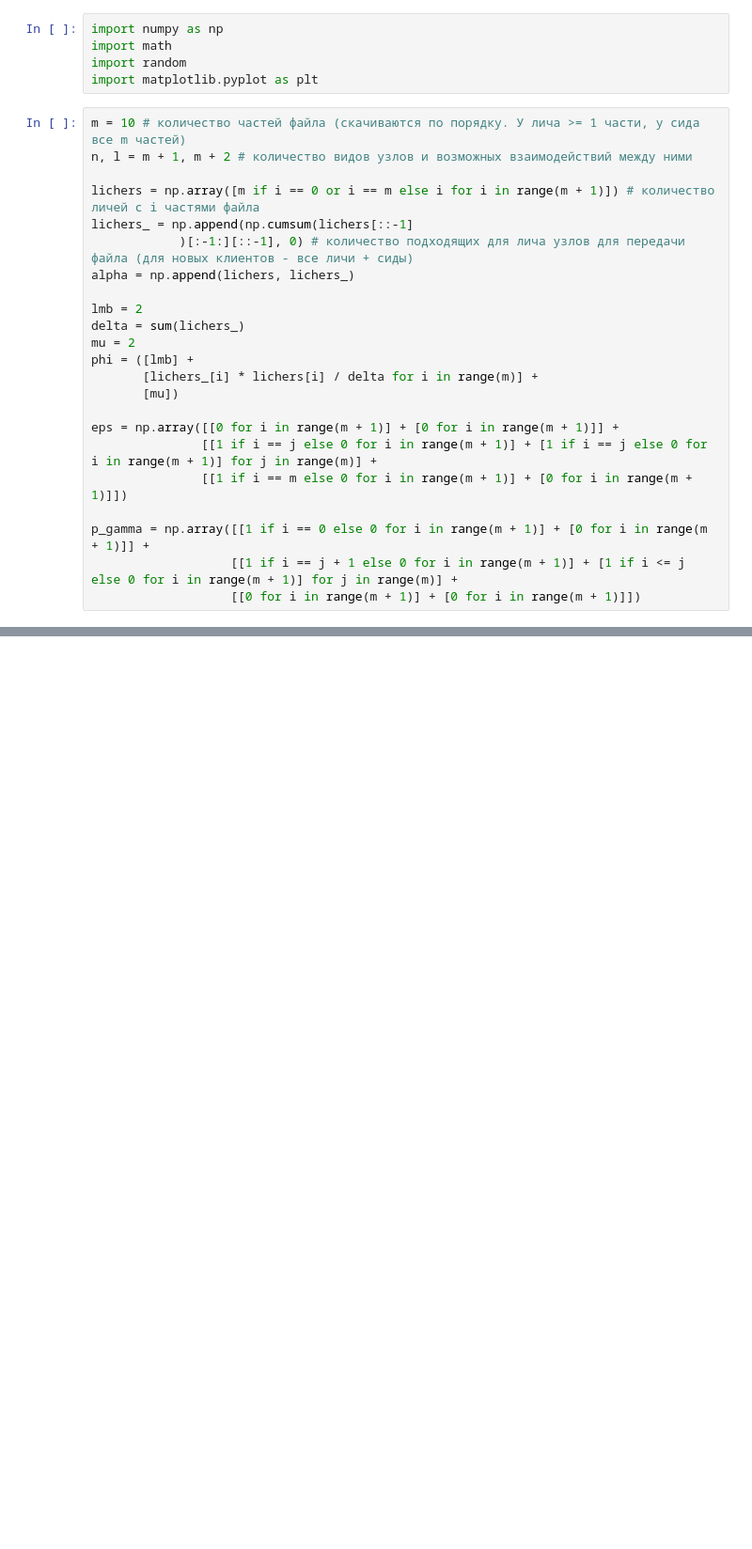
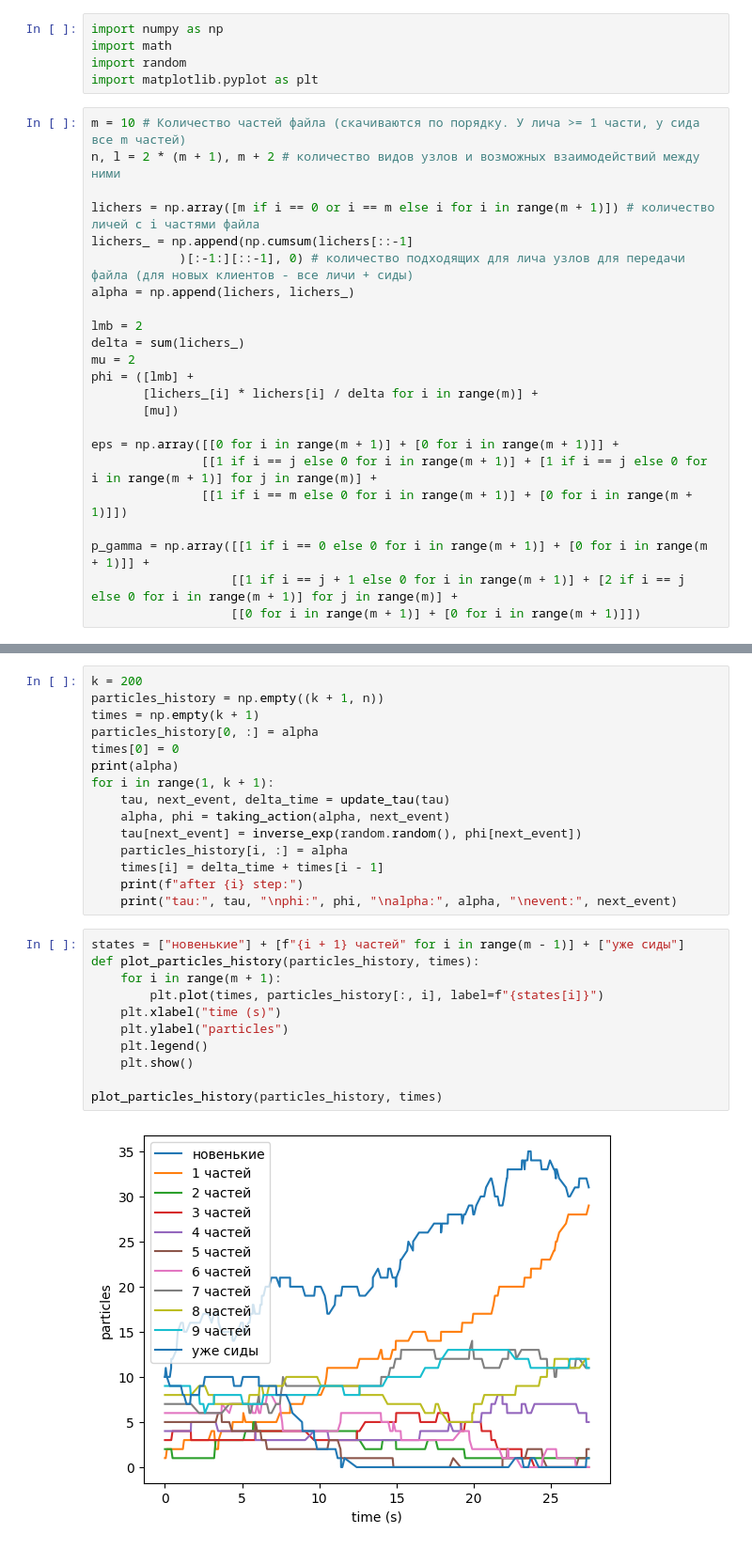
Before and after one commit to romkaimp/kursovaya6, a Jupyter notebook: peering_networks_BitTorrent.ipynb, the cells around one changed output, grey strips where cells are left out. Shown at 94% size. Cells and saved outputs as stored; diff of their text form; blank space fills up the shorter version.

```diff
--- a/peering_networks_BitTorrent.ipynb
+++ b/peering_networks_BitTorrent.ipynb
@@ -4,8 +4,8 @@ import math
 import random
 import matplotlib.pyplot as plt
 # %%
-m = 10 # количество частей файла (скачиваются по порядку. У лича >= 1 части, у сида все m частей)
-n, l = m + 1, m + 2 # количество видов узлов и возможных взаимодействий между ними
+m = 10 # Количество частей файла (скачиваются по порядку. У лича >= 1 части, у сида все m частей)
+n, l = 2 * (m + 1), m + 2 # количество видов узлов и возможных взаимодействий между ними
 
 lichers = np.array([m if i == 0 or i == m else i for i in range(m + 1)]) # количество личей с i частями файла
 lichers_ = np.append(np.cumsum(lichers[::-1]
@@ -24,7 +24,7 @@ eps = np.array([[0 for i in range(m + 1)] + [0 for i in range(m + 1)]] +
                [[1 if i == m else 0 for i in range(m + 1)] + [0 for i in range(m + 1)]])
 
 p_gamma = np.array([[1 if i == 0 else 0 for i in range(m + 1)] + [0 for i in range(m + 1)]] +
-                   [[1 if i == j + 1 else 0 for i in range(m + 1)] + [1 if i <= j else 0 for i in range(m + 1)] for j in range(m)] +
+                   [[1 if i == j + 1 else 0 for i in range(m + 1)] + [2 if i == j else 0 for i in range(m + 1)] for j in range(m)] +
                    [[0 for i in range(m + 1)] + [0 for i in range(m + 1)]])
 # %%
 def inverse_exp(random_, coef):
@@ -76,0 +85,28 @@ def taking_action(alpha, next_event):
+# %%
+k = 200
+particles_history = np.empty((k + 1, n))
+times = np.empty(k + 1)
+particles_history[0, :] = alpha
+times[0] = 0
+print(alpha)
+for i in range(1, k + 1):
+    tau, next_event, delta_time = update_tau(tau)
+    alpha, phi = taking_action(alpha, next_event)
+    tau[next_event] = inverse_exp(random.random(), phi[next_event])
+    particles_history[i, :] = alpha
+    times[i] = delta_time + times[i - 1]
+    print(f"after {i} step:")
+    print("tau:", tau, "\nphi:", phi, "\nalpha:", alpha, "\nevent:", next_event)
+# %%
+states = ["новенькие"] + [f"{i + 1} частей" for i in range(m - 1)] + ["уже сиды"]
+def plot_particles_history(particles_history, times):
+    for i in range(m + 1):
+        plt.plot(times, particles_history[:, i], label=f"{states[i]}")
+    plt.xlabel("time (s)")
+    plt.ylabel("particles")
+    plt.legend()
+    plt.show()
+
+plot_particles_history(particles_history, times)
+# %% [output]
+[figure, added]
```
Also changed, not shown: parts of 4 cells of this notebook.
